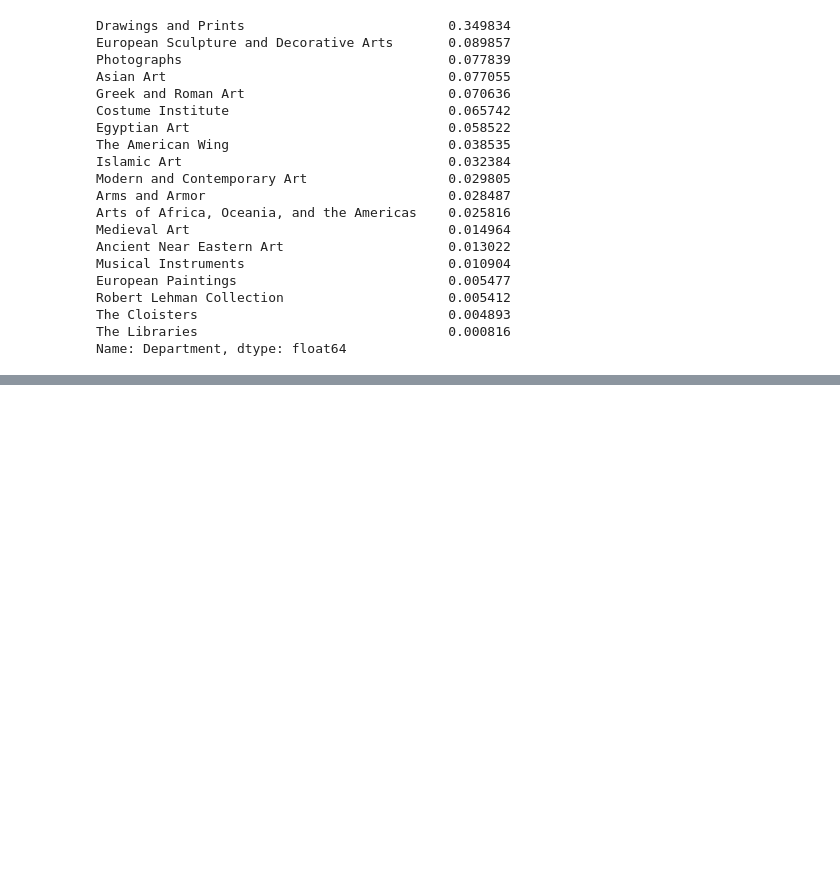
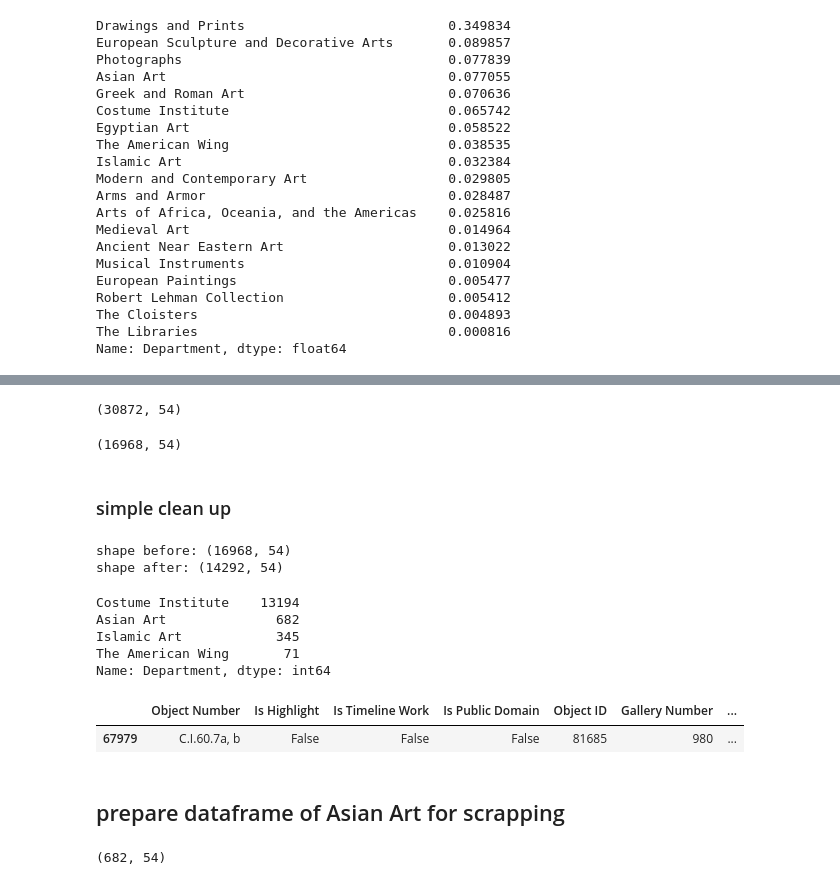
Before and after one commit to vivyhasadream/vintage_clothes_generator, a Jupyter notebook: Data Wrangling.ipynb, the cells around one changed output, grey strips where cells are left out. Cells and saved outputs as stored; diff of their text form; code cells hidden in the pictures; blank space fills up the shorter version.

```diff
--- a/Data Wrangling.ipynb
+++ b/Data Wrangling.ipynb
@@ -316,0 +271,2 @@ Hello World!
+# %%
+df_con2 = dataframe_keywords(keywords,df_object_pick,'Object Name')
@@ -316,0 +277,36 @@ Hello World!
+# %%
+df_con = pd.concat([df_con1,df_con2])
+df_con.shape
+# %% [output]
+(30872, 54)
+# %%
+df_con.drop_duplicates(inplace=True)
+df_con.shape
+# %% [output]
+(16968, 54)
+# %% [markdown]
+### simple clean up
+# %%
+selector = ['Costume Institute', 'Asian Art', 'Islamic Art','The American Wing']
+
+print(f'shape before: {df_con.shape}')
+
+df_con = df_con[df_con['Department'].isin(selector)]
+
+print(f'shape after: {df_con.shape}')
+# %% [output]
+shape before: (16968, 54)
+shape after: (14292, 54)
+# %%
+df_con['Department'].value_counts()
+# %% [output]
+Costume Institute    13194
+Asian Art              682
+Islamic Art            345
+The American Wing       71
+Name: Department, dtype: int64
+# %%
+df_con.sample(1)
+# %% [output]
+|  | Object Number | Is Highlight | Is Timeline Work | Is Public Domain | Object ID | Gallery Number | ... |
+| 67979 | C.I.60.7a, b | False | False | False | 81685 | 980 | ... |
@@ -316,0 +315,2 @@ Hello World!
+# %% [markdown]
+## prepare dataframe of Asian Art for scrapping
@@ -316,0 +319,4 @@ Hello World!
+# %%
+df_asian.shape
+# %% [output]
+(682, 54)
```
Also changed, not shown: parts of 65 cells of this notebook, 3 other files.
